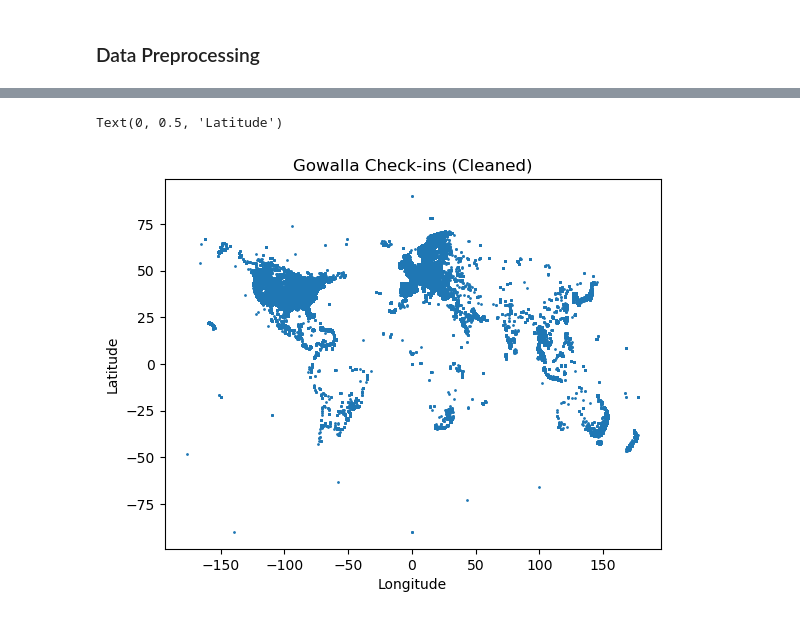
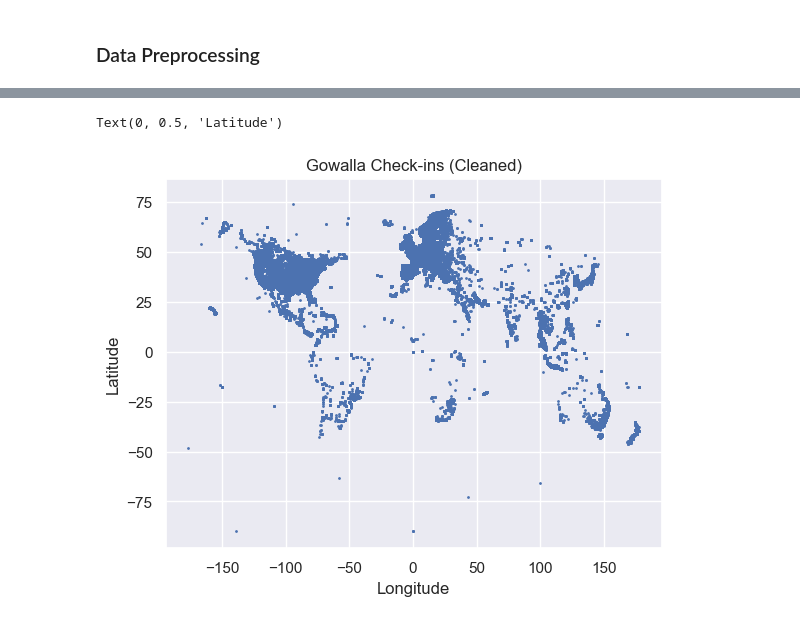
Before and after one commit to RusnacAM/Data-Mining, a Jupyter notebook: Goals Steps.ipynb, the cells around one changed output, grey strips where cells are left out. Drawn from its saved outputs; the diff is of its cells as text; code cells hidden in the pictures.

```diff
--- a/Goals Steps.ipynb
+++ b/Goals Steps.ipynb
@@ -21,10 +17,22 @@ import matplotlib.pyplot as plt
+# %%
+#Import libraries
+import pandas as pd
+import numpy as np
+import seaborn as sns
+import matplotlib.pyplot as plt
+from shapely.geometry import Point
+import geopandas as gpd
+%matplotlib inline
+sns.set(color_codes=True)
+
+#Input data
+df = pd.read_csv("/Users/ami/Documents/aarhus/data_mining/Data-Mining/loc-gowalla_totalCheckins.txt", sep = "\t", header = None)
 # %%
-#Input data
-df = pd.read_csv("C:\\Users\\Adrian\\Documents\\Aarhus University\\Data Mining\\Gowalla Data\\Gowalla_totalCheckins.txt", sep = "\t", header = None)
 # read csv is still using local file path.
 headers = ["user_id", "checkin_time", "latitude", "longitude", "location_id"]
 df.columns = headers
-print(df.head())
+print(df.head(5))
+print(df.tail(5))
 # %% [output]
    user_id          checkin_time   latitude  longitude  location_id
 0        0  2010-10-19T23:55:27Z  30.235909 -97.795140        22847
@@ -34,0 +49,9 @@ print(df.head())
+# %%
+print(df.dtypes)
+print(df.shape)
+
+duplicates = df[df.duplicated()]
+print("number of duplicate rows: ", duplicates)
+
+df = df.drop_duplicates()
+print(df.shape)
@@ -45,10 +114,11 @@ Text(0, 0.5, 'Latitude')
 # %%
 #Removing outliers
-df = df.drop(df[df['latitude'] >= 300].index)
+df = df.drop(df[df['latitude'] >= 90].index)
+df = df.drop(df[df['longitude'] >= 180].index)
 plt.scatter(df["longitude"], df["latitude"], s=1)
 plt.title("Gowalla Check-ins (Cleaned)")
 plt.xlabel("Longitude")
 plt.ylabel("Latitude")
 # %% [output]
 Text(0, 0.5, 'Latitude')
-[figure, old version]
+[figure, new version]
```
Also changed, not shown: parts of 9 cells of this notebook, 3 other files.
